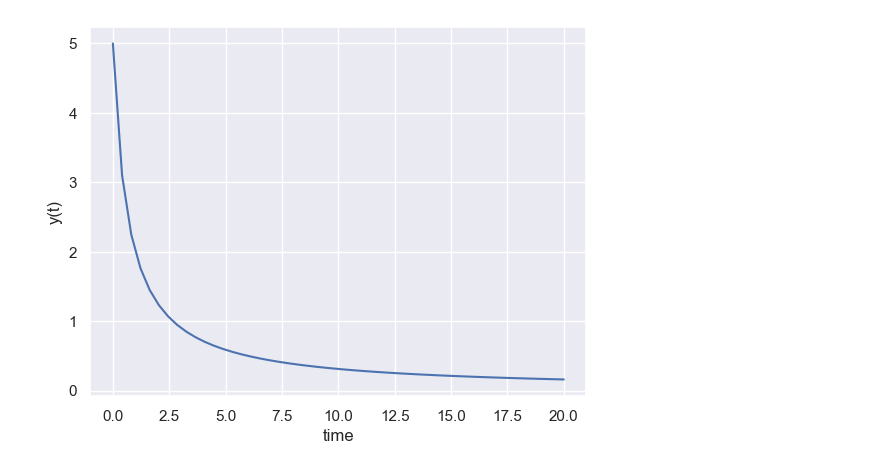
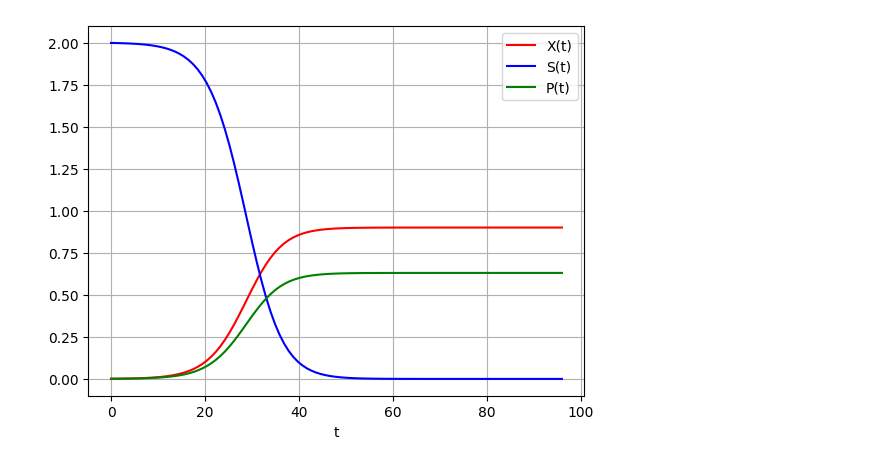
Before and after one commit to costasmexis/ModelMind, a Jupyter notebook: PINN_MM.ipynb, the cells around one changed output. Cells and saved outputs as stored; diff of their text form; code cells hidden in the pictures.

```diff
--- a/PINN_MM.ipynb
+++ b/PINN_MM.ipynb
@@ -40,27 +13,36 @@ plt.show()
-# %%
-import numpy as np
-from scipy.integrate import odeint
-import matplotlib.pyplot as plt
-
-# function that returns dy/dt
-def model(y,t):
-    k = 0.3
-    dydt = -k * y**2
-    return dydt
-
-# initial condition
-y0 = 5
-
-# time points
-t = np.linspace(0,20)
-
-# solve ODE
-y = odeint(model,y0,t)
-
-# plot results
-plt.plot(t,y)
-plt.xlabel('time')
-plt.ylabel('y(t)')
-plt.show()
-# %% [output]
-[figure, removed]
+# %%
+# Define the ODE system
+def f_A(y, t):
+    X = y[0]
+    S = y[1]
+    P = y[2]
+
+    mu_max = 2
+    Ks = 15
+    Y_XS = 0.45
+    a = 0.7
+
+    mu = mu_max * S / (S + Ks)
+
+    dydt = [mu * X, -1/Y_XS * mu * X, a * mu * X]
+
+    return dydt
+
+y0 = [0.001, 2, 0.001]  # Initial conditions
+t = np.linspace(0, 96, 100)  # Time vector
+sol = odeint(f_A, y0, t)
+
+X = sol[:, 0]
+S = sol[:, 1]
+P = sol[:, 2]
+
+# Plot the results
+plt.plot(t, X, 'r', label='X(t)')
+plt.plot(t, S, 'b', label='S(t)')
+plt.plot(t, P, 'g', label='P(t)')
+plt.legend(loc='best')
+plt.xlabel('t')
+plt.grid(True)
+plt.show()
+# %% [output]
+[figure, added]
```
Also changed, not shown: parts of 5 cells of this notebook, 2 other files.
